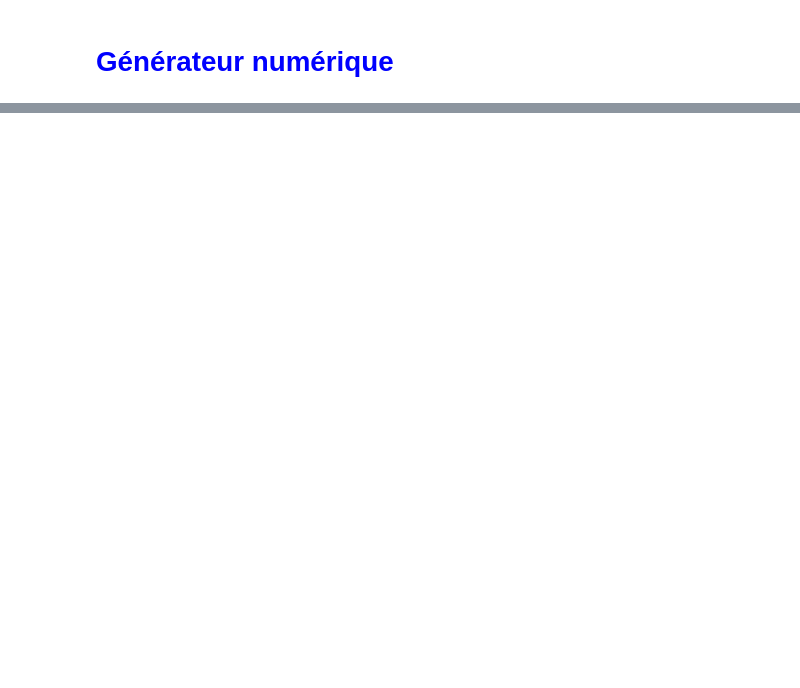
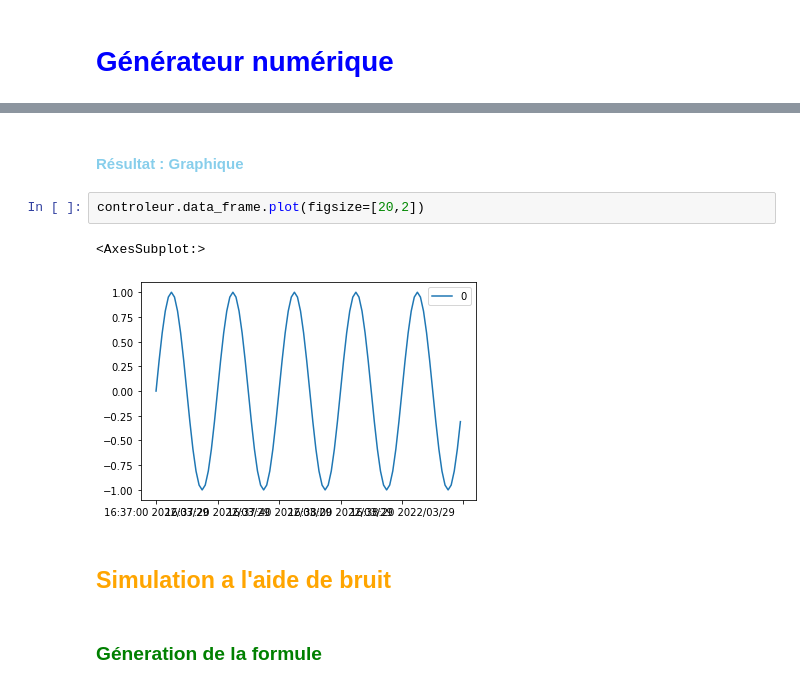
Before and after one commit to Energisse/Generateur-numerique, a Jupyter notebook: generateur numerique.ipynb, the cells around one changed output, grey strips where cells are left out. Cells and saved outputs as stored; diff of their text form; blank space fills up the shorter version.

```diff
--- a/generateur numerique.ipynb
+++ b/generateur numerique.ipynb
@@ -179,0 +41,11 @@ plt.show()
+# %% [markdown]
+<h4 style="color:SkyBlue">Résultat : Graphique
+# %%
+controleur.data_frame.plot(figsize=[20,2])
+# %% [output]
+<AxesSubplot:>
+[figure, added]
+# %% [markdown]
+<h2 style="color:orange">Simulation a l'aide de bruit
+# %% [markdown]
+<h3 style="color:green">Géneration de la formule
```
Also changed, not shown: parts of 41 cells of this notebook, 2 other files.
